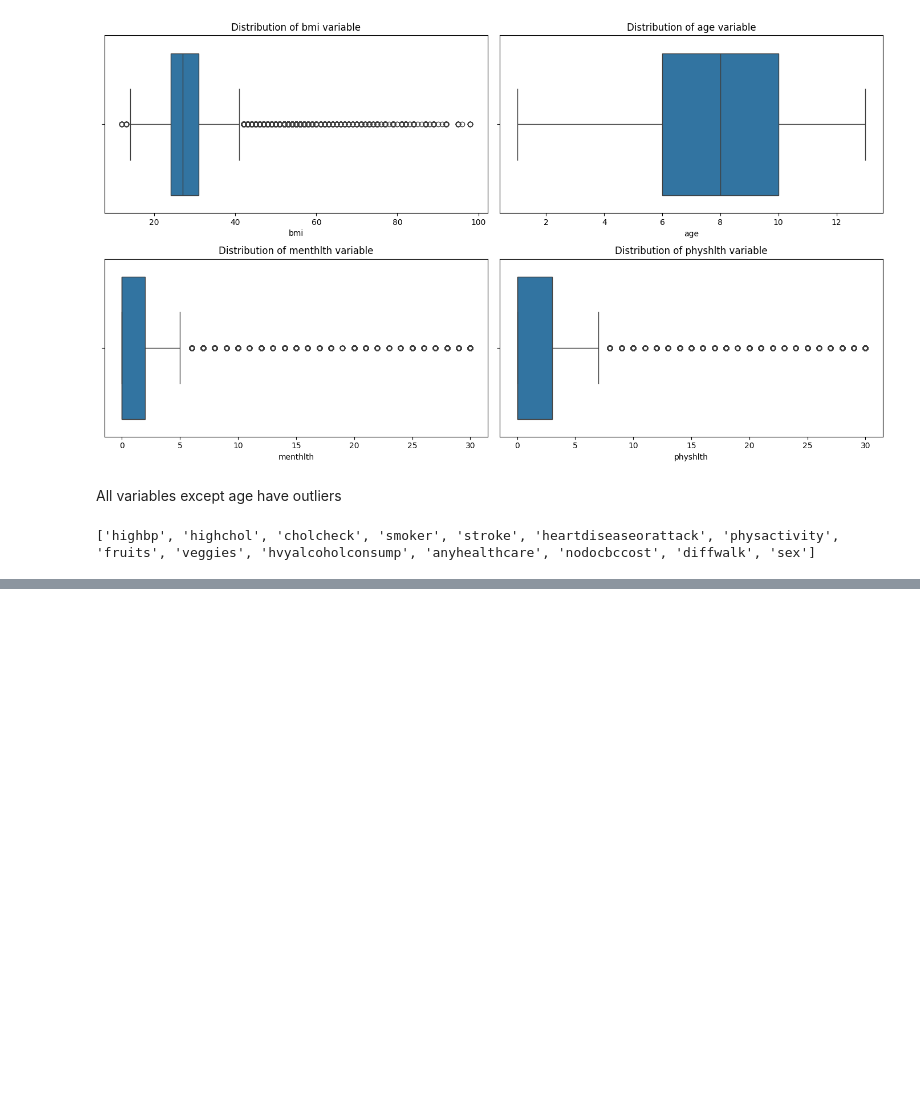
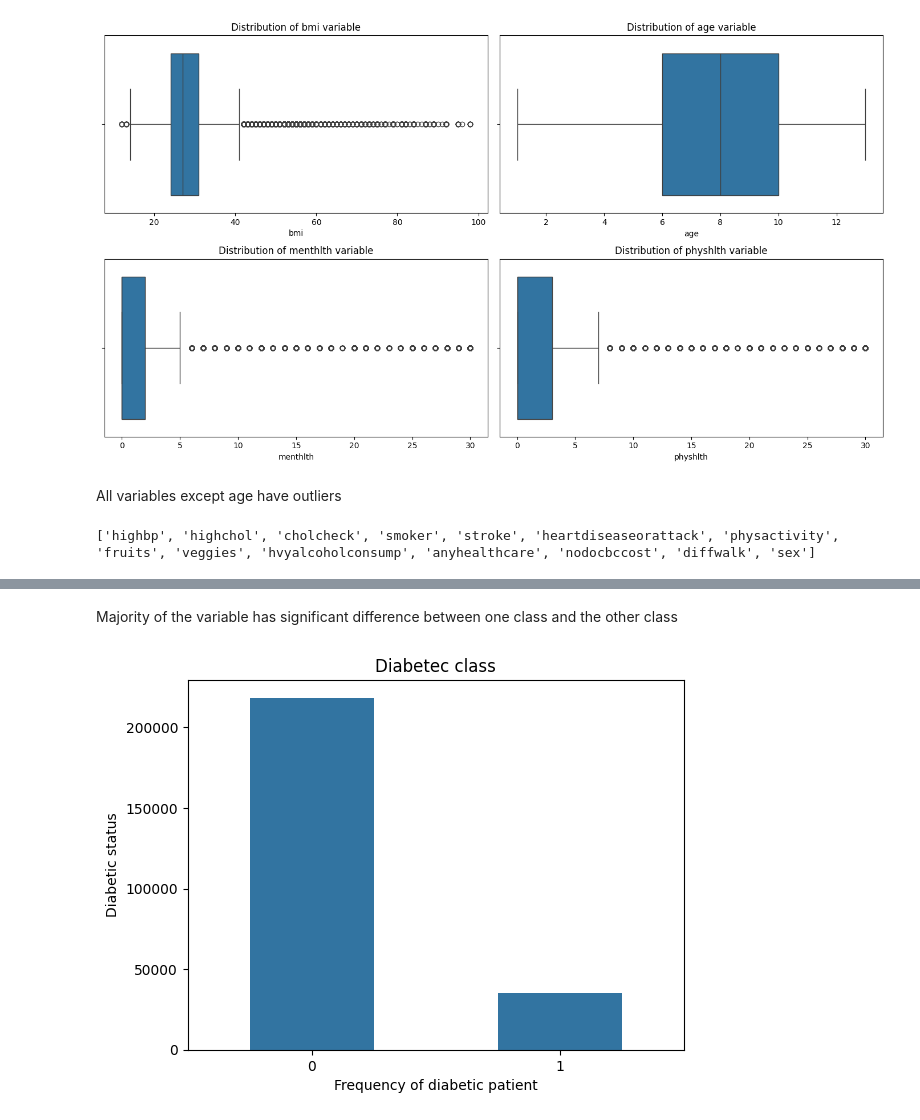
Before and after one commit to julam9/ML-Zoomcamp-2024, a Jupyter notebook: Midterm-project/mid.ipynb, the cells around one changed output, grey strips where cells are left out. Drawn from its saved outputs; the diff is of its cells as text; code cells hidden in the pictures; blank space fills up the shorter version.

```diff
--- a/Midterm-project/mid.ipynb
+++ b/Midterm-project/mid.ipynb
@@ -124,0 +127,11 @@ plt.show()
+# %% [markdown]
+Majority of the variable has significant difference between one class and the other class
+# %%
+# look at the target variable
+sns.countplot(data=y, x='diabetes_binary', width=0.5)
+plt.title("Diabetec class")
+plt.xlabel('Frequency of diabetic patient')
+plt.ylabel('Diabetic status')
+plt.show()
+# %% [output]
+[figure, added]
```
Also changed, not shown: parts of 1 cell of this notebook.
